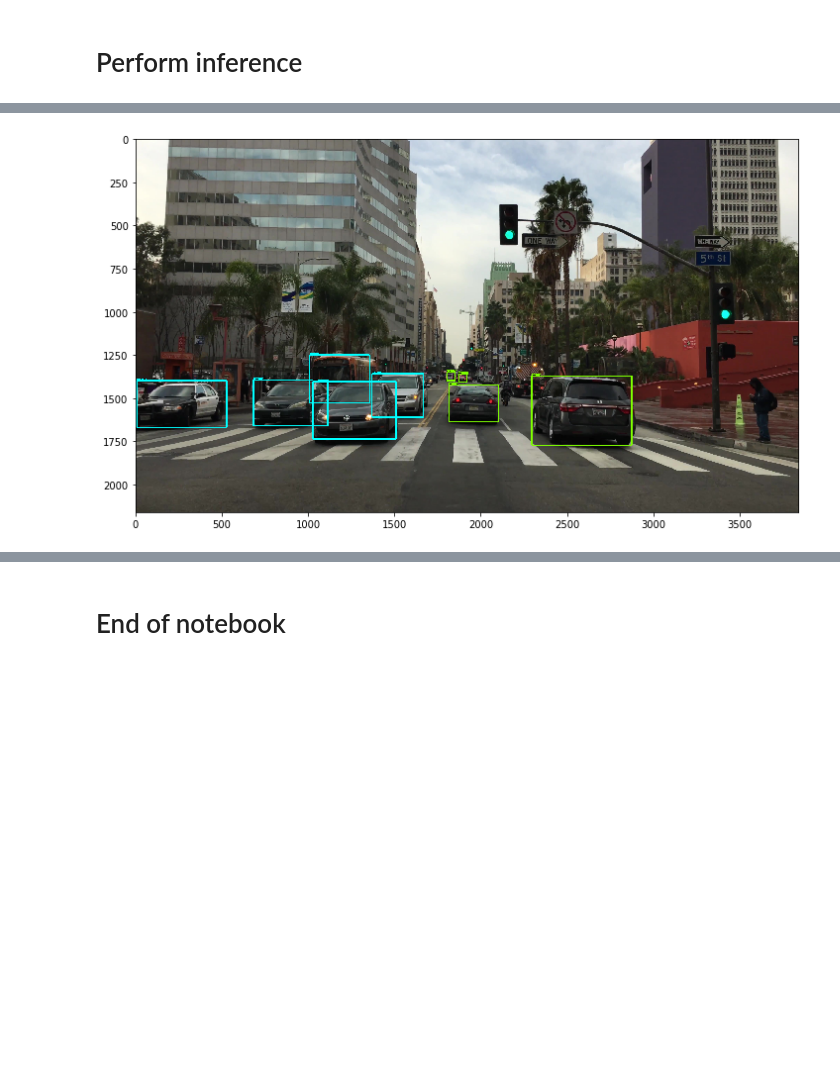
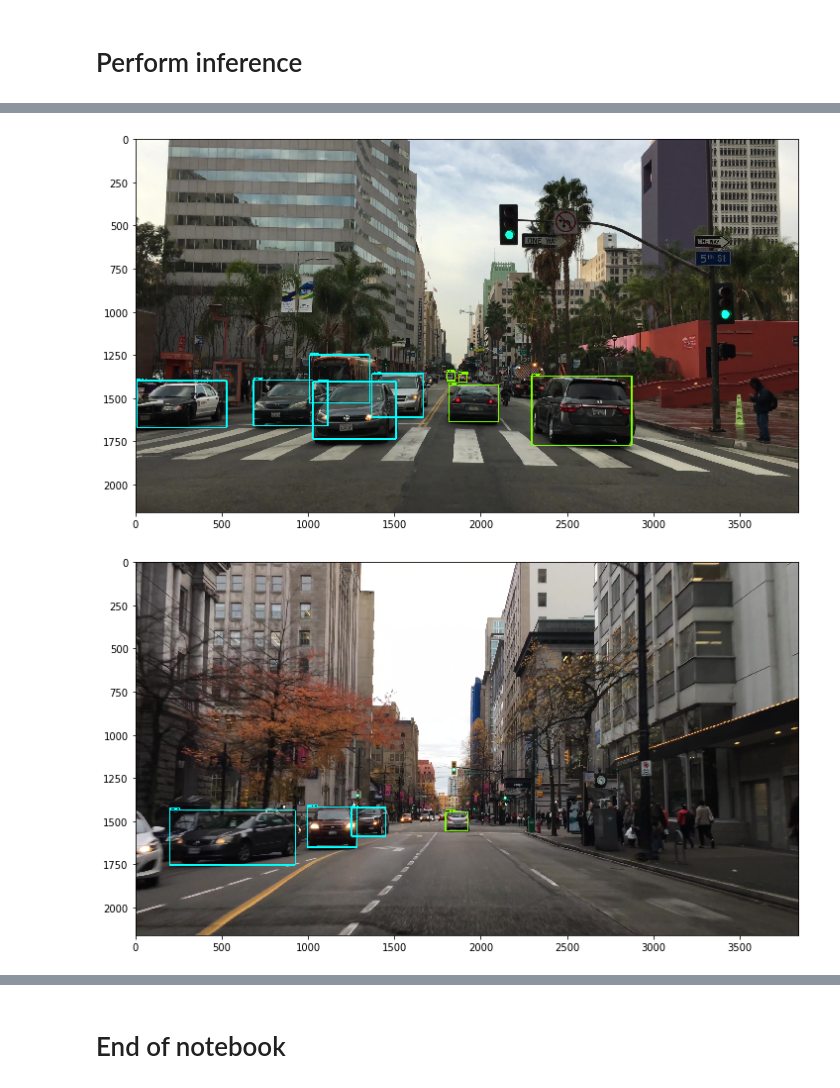
Before and after one commit to GeoffBreemer/SSD-vehicles, a Jupyter notebook: predict.ipynb, the cells around one changed output, grey strips where cells are left out. Saved outputs shown, nothing was run; the diff lists cells and outputs as text; code cells hidden in the pictures; blank space fills up the shorter version.

Commit message:
feat: Added more test images

```diff
--- a/predict.ipynb
+++ b/predict.ipynb
@@ -57,6 +57,7 @@ LABEL_PATH = "./data/classes.pbtxt"
 NUM_CLASSES = 2
 MIN_CONFIDENCE = 0.5
 COLORS = np.random.uniform(0, 255, size=(NUM_CLASSES, 3))
+MAX_IMAGES = 9
 # %% [markdown]
 # Load the trained model
 # %%
@@ -104,8 +105,10 @@ def run_inference_for_single_image(image, graph):
                 real_num_detection = tf.cast(tensor_dict['num_detections'][0], tf.int32)
 
                 # Translate box coordinates from [0, 1] to image coordinates
-                detection_boxes = tf.slice(detection_boxes, [0, 0], [real_num_detection, -1])
-                detection_masks = tf.slice(detection_masks, [0, 0, 0], [real_num_detection, -1, -1])
+                detection_boxes = tf.slice(detection_boxes, [0, 0],
+                                           [real_num_detection, -1])
+                detection_masks = tf.slice(detection_masks, [0, 0, 0],
+                                           [real_num_detection, -1, -1])
                 detection_masks_reframed = utils_ops.reframe_box_masks_to_image_masks(
                     detection_masks, detection_boxes, image.shape[0], image.shape[1])
                 detection_masks_reframed = tf.cast(
@@ -116,7 +119,8 @@ def run_inference_for_single_image(image, graph):
             image_tensor = tf.get_default_graph().get_tensor_by_name('image_tensor:0')
 
             # Run inference, expand dimensions because the model expects shape: [1, None, None, 3]
-            output_dict = sess.run(tensor_dict, feed_dict={image_tensor: np.expand_dims(image, 0)})
+            output_dict = sess.run(tensor_dict,
+                                   feed_dict={image_tensor: np.expand_dims(image, 0)})
 
             # All outputs are float32 numpy arrays, so convert types as appropriate
             output_dict['num_detections'] = int(output_dict['num_detections'][0])
@@ -129,37 +133,39 @@ def run_inference_for_single_image(image, graph):
 
     return output_dict
 # %%
-TEST_IMAGE_PATHS = [os.path.join(IMAGE_FOLDER_PATH, 'image{}.jpg'.format(i)) for i in range(1, 6) ]
+TEST_IMAGE_PATHS = [os.path.join(IMAGE_FOLDER_PATH,
+                                 'image{}.jpg'.format(i)) for i in range(1, MAX_IMAGES)]
 
 for image_path in TEST_IMAGE_PATHS:
     image = cv2.imread(image_path)
     (h, w) = image.shape[:2]
     image = cv2.cvtColor(image.copy(), cv2.COLOR_BGR2RGB)
 
     # Run detection
     output_dict = run_inference_for_single_image(image, detection_graph)
 
     # Visualise the results
     vis_util.visualize_boxes_and_labels_on_image_array(
         image,
         output_dict['detection_boxes'],
         output_dict['detection_classes'],
         output_dict['detection_scores'],
         category_index,
         instance_masks=output_dict.get('detection_masks'),
         use_normalized_coordinates=True,
         line_thickness=8)
 
     # Show bounding boxes
     plt.figure(figsize=(12, 8))
     plt.imshow(image)
 
     # Save to disk
     filename, file_extension = os.path.splitext(image_path)
     plt.imsave(filename + "_pred" + file_extension, image)
 # %% [output]
 [figure]
 [figure]
 [figure]
 [figure]
 [figure]
+[figure, added]
```
Also changed, not shown: parts of 3 cells of this notebook, 5 other files.
